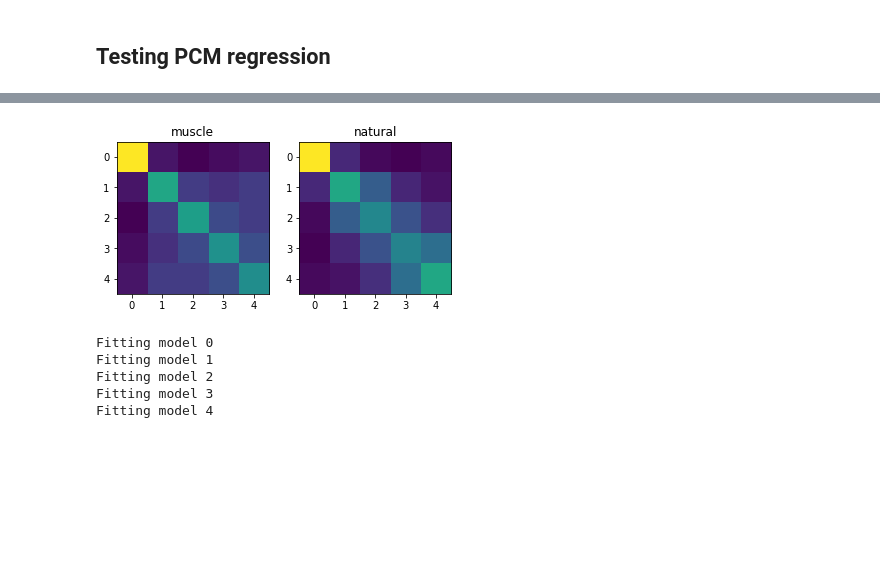
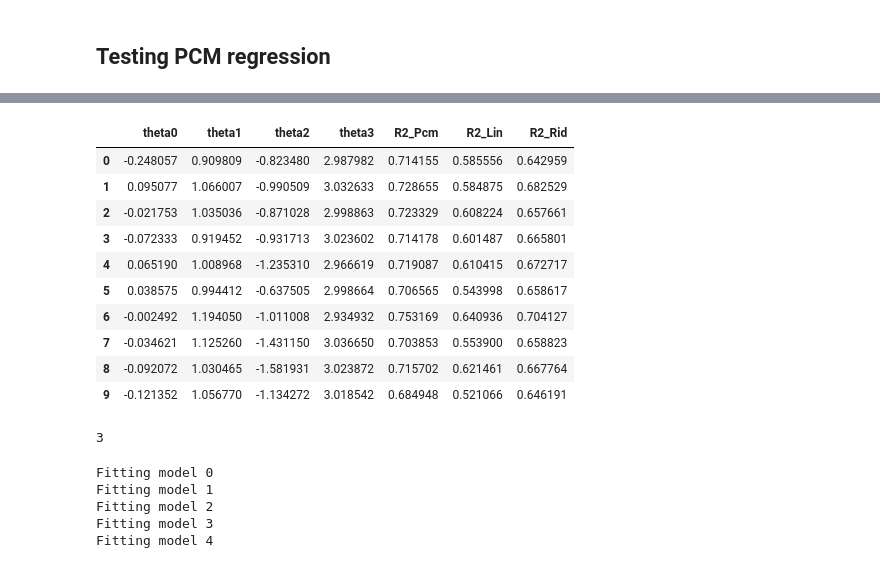
Before and after one commit to DiedrichsenLab/PcmPy, a Jupyter notebook: demos/test_regression.ipynb, the cells around one changed output, grey strips where cells are left out. Drawn from its saved outputs; the diff is of its cells as text; code cells hidden in the pictures; blank space fills up the shorter version.

```diff
--- a/demos/test_regression.ipynb
+++ b/demos/test_regression.ipynb
@@ -36,16 +32,0 @@ for i in range(N):
-# %%
-# Build models from the second momement matrices
-M = []
-M.append(pcm.ModelFixed('null',np.eye(5)))
-M.append(pcm.ModelFixed('muscle',modelM[0]))
-M.append(pcm.ModelFixed('natural',modelM[1]))
-M.append(pcm.ModelComponent('muscle+nat',[modelM[0],modelM[1]]))
-M.append(pcm.ModelFree('ceil',5)) # Noise ceiling model
-# %%
-# Show the two underlying second moment matrices, these are pretty similar
-for i in range(2):
-    plt.subplot(1,2,i+1)
-    plt.imshow(M[i+1].G)
-    plt.title(M[i+1].name)
-# %% [output]
-[figure, removed]
@@ -52,3 +81,23 @@ for i in range(2):
+# %%
+D = do_sim()
+# %%
+D
+# %% [output]
+|  | theta0 | theta1 | theta2 | theta3 | R2_Pcm | R2_Lin | R2_Rid |
+| 0 | -0.248057 | 0.909809 | -0.823480 | 2.987982 | 0.714155 | 0.585556 | 0.642959 |
+| 1 | 0.095077 | 1.066007 | -0.990509 | 3.032633 | 0.728655 | 0.584875 | 0.682529 |
+| 2 | -0.021753 | 1.035036 | -0.871028 | 2.998863 | 0.723329 | 0.608224 | 0.657661 |
+| 3 | -0.072333 | 0.919452 | -0.931713 | 3.023602 | 0.714178 | 0.601487 | 0.665801 |
+| 4 | 0.065190 | 1.008968 | -1.235310 | 2.966619 | 0.719087 | 0.610415 | 0.672717 |
+| 5 | 0.038575 | 0.994412 | -0.637505 | 2.998664 | 0.706565 | 0.543998 | 0.658617 |
+| 6 | -0.002492 | 1.194050 | -1.011008 | 2.934932 | 0.753169 | 0.640936 | 0.704127 |
+| 7 | -0.034621 | 1.125260 | -1.431150 | 3.036650 | 0.703853 | 0.553900 | 0.658823 |
+| 8 | -0.092072 | 1.030465 | -1.581931 | 3.023872 | 0.715702 | 0.621461 | 0.667764 |
+| 9 | -0.121352 | 1.056770 | -1.134272 | 3.018542 | 0.684948 | 0.521066 | 0.646191 |
+# %%
+theta[-1]
+# %% [output]
+3
 # %%
 # Fit the model in to the full group, using a individual scaling parameter for each
 T_gr, theta = pcm.inference.fit_model_group(Y, M, fit_scale=True)
```
Also changed, not shown: parts of 5 cells of this notebook, 2 other files.
